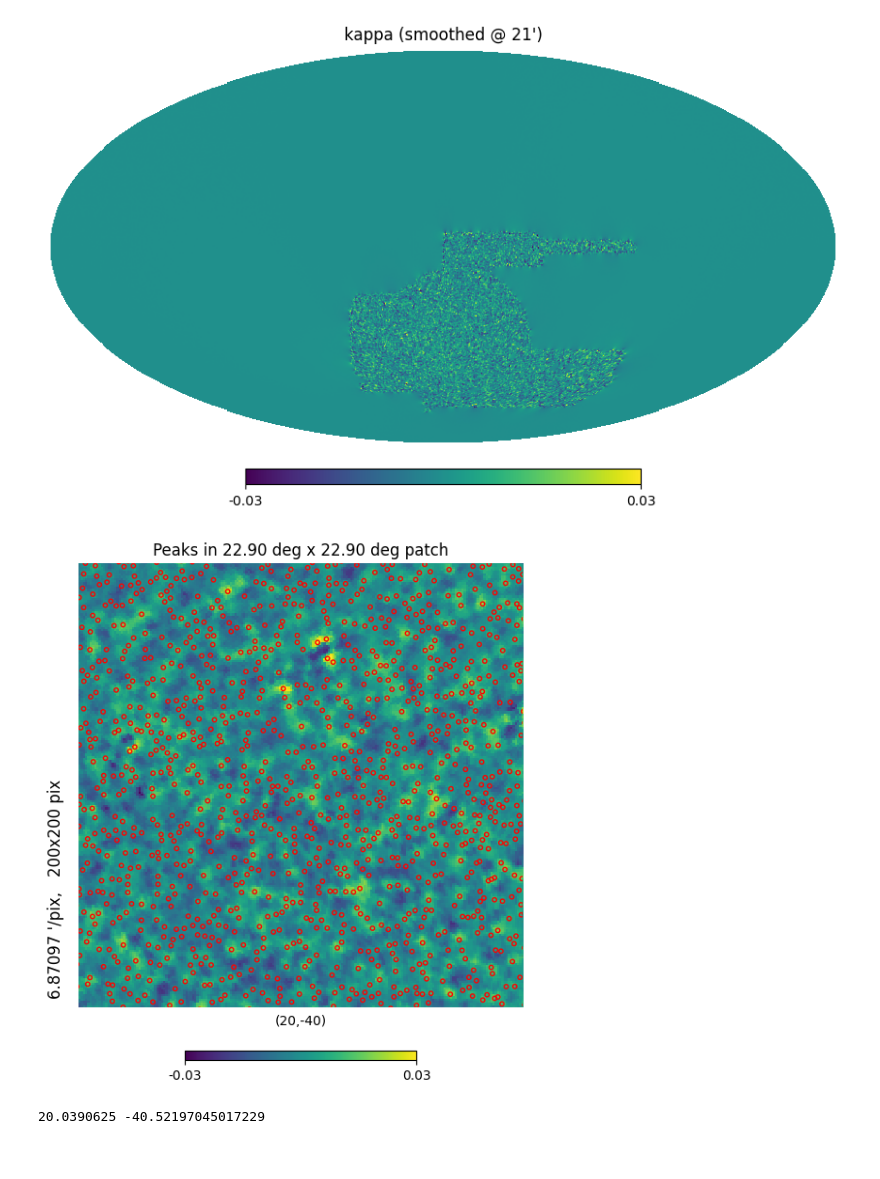
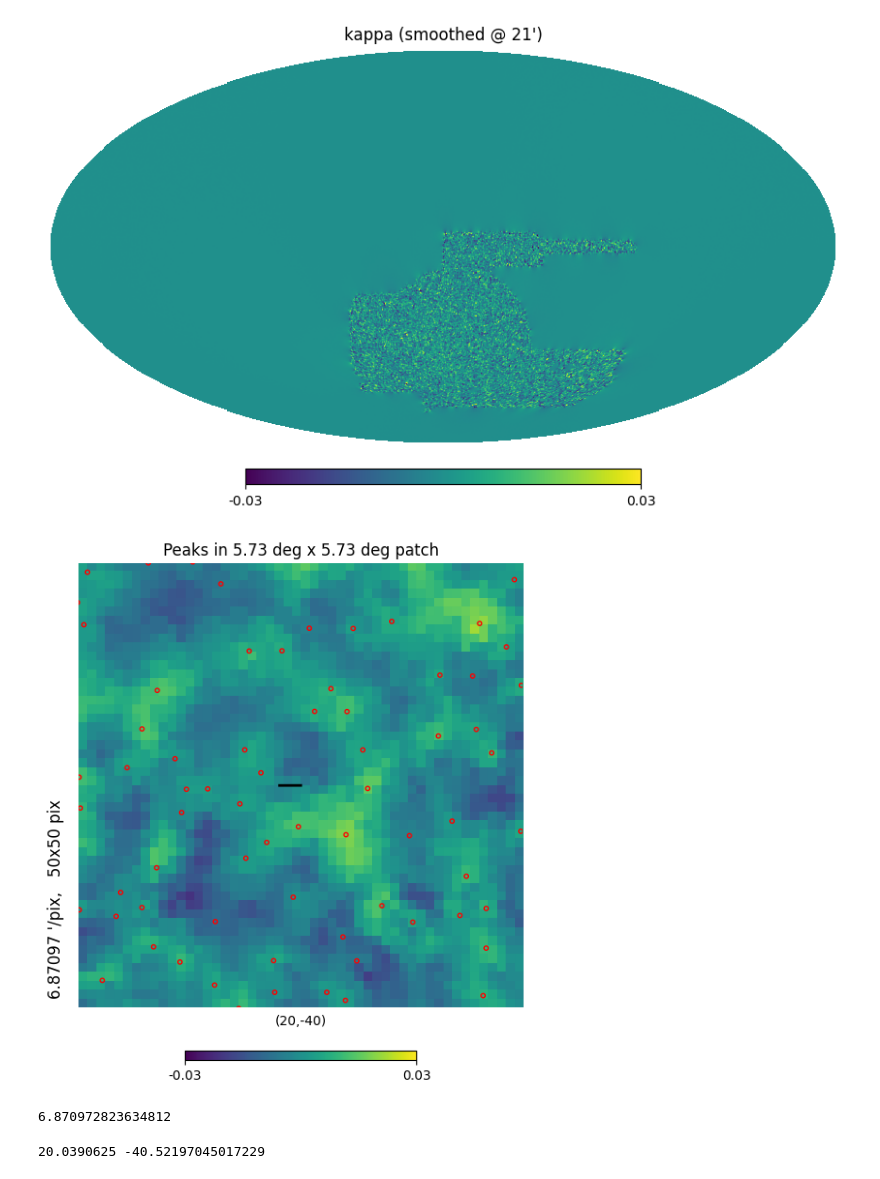
Before and after one commit to shubhagrawal30/graphs_weak_lensing, a Jupyter notebook: notebooks/dirac.ipynb, the cells around one changed output. Saved outputs shown, nothing was run; the diff lists cells and outputs as text; code cells hidden in the pictures.

Commit message:
plotting

```diff
--- a/notebooks/dirac.ipynb
+++ b/notebooks/dirac.ipynb
@@ -529,21 +529,28 @@ hp.mollview(smooth_map, title='kappa (smoothed @ 21\')', min=-3e-2, max=3e-2)
 # %%
 # Define the center of the gnomic projection
 center_ra = 20.0  # Center Right Ascension in degrees
 center_dec = -40.0  # Center Declination in degrees
 res = hp.nside2resol(512, arcmin=True)  # Pixel resolution in arcmin
 
 # Plotting the gnomic projection patch
-hp.gnomview(smooth_map, rot=(center_ra, center_dec), xsize=200, ysize=200, reso=res, \
-                title=f"Peaks in {200*res/60:.2f} deg x {200*res/60:.2f} deg patch", \
+hp.gnomview(smooth_map, rot=(center_ra, center_dec), xsize=50, ysize=50, reso=res, \
+                title=f"Peaks in {50*res/60:.2f} deg x {50*res/60:.2f} deg patch", \
                 min=-3e-2, max=3e-2)
 
 # Plotting the peaks on the gnomonic patch
 lon, lat = hp.pix2ang(512, ploc, lonlat=True)
 hp.projscatter(lon, lat, marker='o', color='red', facecolors='none', s=10, lw=1, alpha=1, lonlat=True)
 
+# add a line of 21 arcmin radius, given in pixels by 21 / res
+hp.projplot([center_ra, center_ra + 21 / 60], [center_dec, center_dec], lonlat=True, color='black', lw=2)
+
 plt.show()
 # %% [output]
-[figure, old version]
+[figure, new version]
+# %%
+res
+# %% [output]
+6.870972823634812
 # %%
 ploc_cen = ploc[np.argmin(np.sqrt((lon-center_ra)**2+(lat-center_dec)**2))]
 loncen, latcen = hp.pix2ang(512, ploc_cen, lonlat=True)
```
Also changed, not shown: 1 other file.
